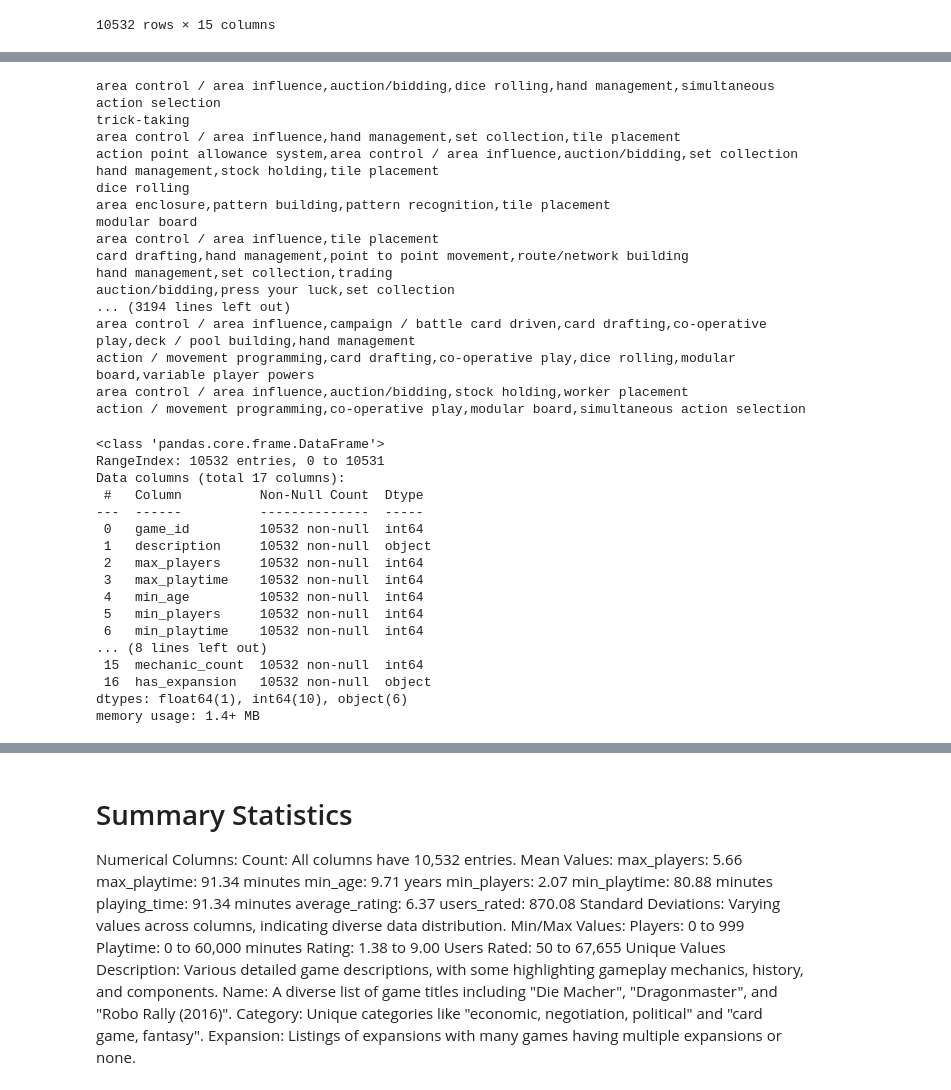
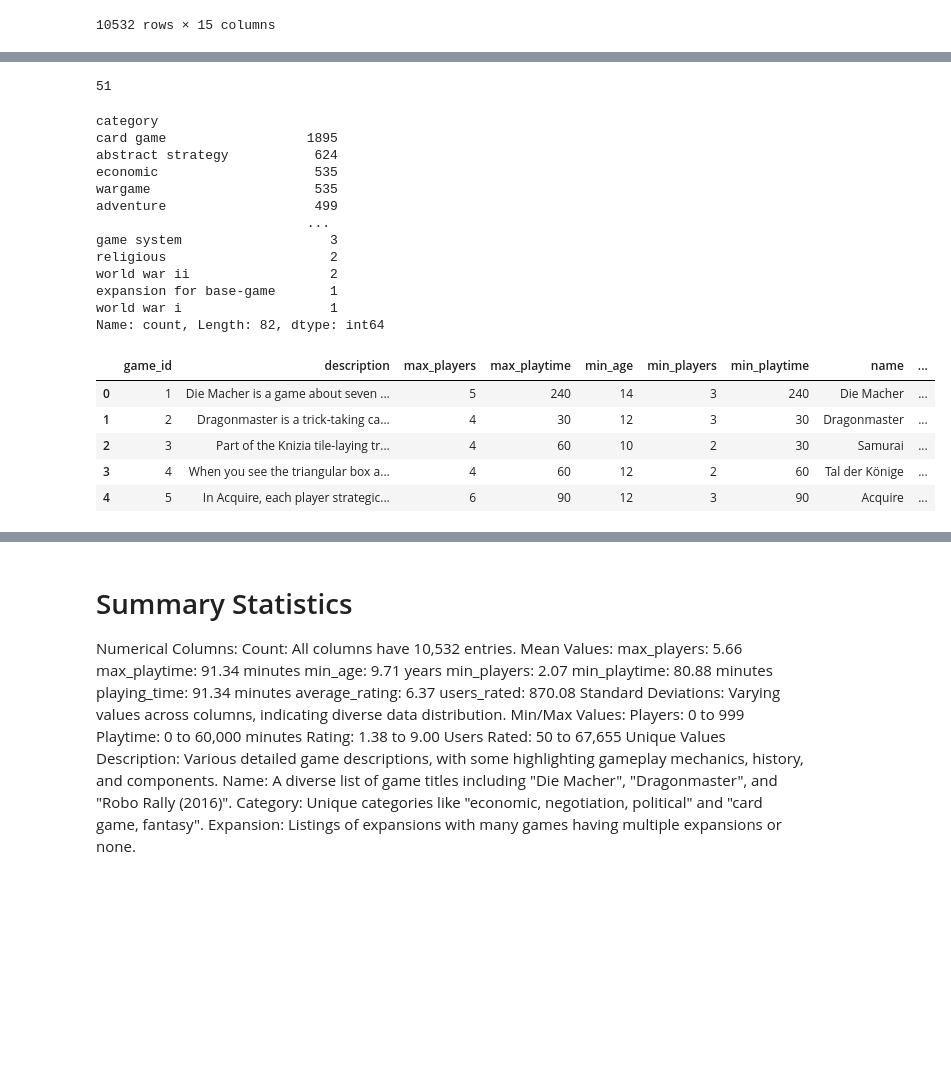
Before and after one commit to GeorgehStalker/project_4group_6, a Jupyter notebook: cleaning.ipynb, the cells around one changed output, grey strips where cells are left out. Saved outputs shown, nothing was run; the diff lists cells and outputs as text; code cells hidden in the pictures; blank space fills up the shorter version.

```diff
--- a/cleaning.ipynb
+++ b/cleaning.ipynb
@@ -176,7 +157,7 @@ df
 df['expansion'] = df['expansion'].replace({np.nan: None})
 
 # Create a new column 'has_expansion' that says 'Yes' if 'expansion' has a value, otherwise 'No'
-df['has_expansion'] = df['expansion'].apply(lambda x: 'Yes' if x is not None else 'No')
+df['has_expansion'] = df['expansion'].apply(lambda x: 1 if x is not None else 0)
 
 # Display the dataframe to check the changes
 print(df[['expansion', 'has_expansion']].head())
@@ -196,4 +177,7 @@ Yes    2752
 Name: count, dtype: int64
+# %%
+df=df.drop(['expansion'], axis=1)
+df=df.dropna().reset_index(drop=True)
 # %%
 # Check the unique values in the 'category' column
 unique_categories = df['category'].unique()
@@ -262,45 +206,32 @@ def get_genres(row):
-# %%
-# Check the unique values in the 'category' column
-unique_categories = df['mechanic'].unique()
-
-# To print each unique category
-for mechanic in unique_categories:
-    print(mechanic)
-# %% [output]
-area control / area influence,auction/bidding,dice rolling,hand management,simultaneous action selection
-trick-taking
-area control / area influence,hand management,set collection,tile placement
-action point allowance system,area control / area influence,auction/bidding,set collection
-hand management,stock holding,tile placement
-dice rolling
-area enclosure,pattern building,pattern recognition,tile placement
-modular board
-area control / area influence,tile placement
-card drafting,hand management,point to point movement,route/network building
-hand management,set collection,trading
-auction/bidding,press your luck,set collection
-... (3194 lines left out)
-area control / area influence,campaign / battle card driven,card drafting,co-operative play,deck / pool building,hand management
-action / movement programming,card drafting,co-operative play,dice rolling,modular board,variable player powers
-area control / area influence,auction/bidding,stock holding,worker placement
-action / movement programming,co-operative play,modular board,simultaneous action selection
+# %%
+df['mechanic'] = df['mechanic'].apply(lambda x: str(x).split(',')[0])
+df['category'] = df['category'].apply(lambda x: str(x).split(',')[0])
+# %%
+df.mechanic.nunique()
+# %% [output]
+51
+# %%
+df.category.value_counts()
+# %% [output]
+category
+card game                  1895
+abstract strategy           624
+economic                    535
+wargame                     535
+adventure                   499
+                           ...
+game system                   3
+religious                     2
+world war ii                  2
+expansion for base-game       1
+world war i                   1
+Name: count, Length: 82, dtype: int64
 # %%
-df.info()
+df.head()
 # %% [output]
-<class 'pandas.core.frame.DataFrame'>
-RangeIndex: 10532 entries, 0 to 10531
-Data columns (total 17 columns):
- #   Column          Non-Null Count  Dtype
----  ------          --------------  -----
- 0   game_id         10532 non-null  int64
- 1   description     10532 non-null  object
- 2   max_players     10532 non-null  int64
- 3   max_playtime    10532 non-null  int64
- 4   min_age         10532 non-null  int64
- 5   min_players     10532 non-null  int64
- 6   min_playtime    10532 non-null  int64
-... (8 lines left out)
- 15  mechanic_count  10532 non-null  int64
- 16  has_expansion   10532 non-null  object
-dtypes: float64(1), int64(10), object(6)
-memory usage: 1.4+ MB
+|  | game_id | description | max_players | max_playtime | min_age | min_players | min_playtime | name | ... |
+| 0 | 1 | Die Macher is a game about seven ... | 5 | 240 | 14 | 3 | 240 | Die Macher | ... |
+| 1 | 2 | Dragonmaster is a trick-taking ca... | 4 | 30 | 12 | 3 | 30 | Dragonmaster | ... |
+| 2 | 3 | Part of the Knizia tile-laying tr... | 4 | 60 | 10 | 2 | 30 | Samurai | ... |
+| 3 | 4 | When you see the triangular box a... | 4 | 60 | 12 | 2 | 60 | Tal der Könige | ... |
+| 4 | 5 | In Acquire, each player strategic... | 6 | 90 | 12 | 3 | 90 | Acquire | ... |
```
Also changed, not shown: parts of 15 cells of this notebook, 6 other files.
